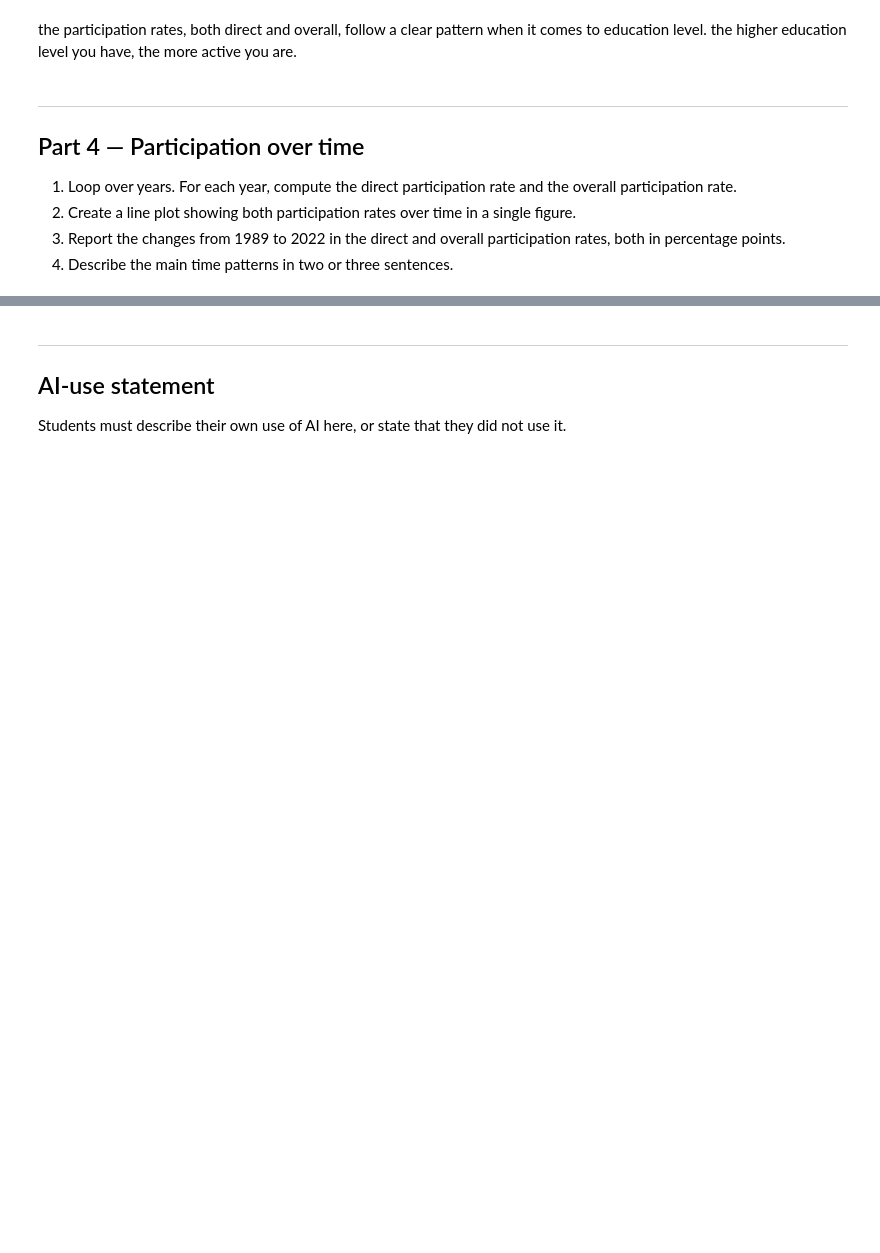
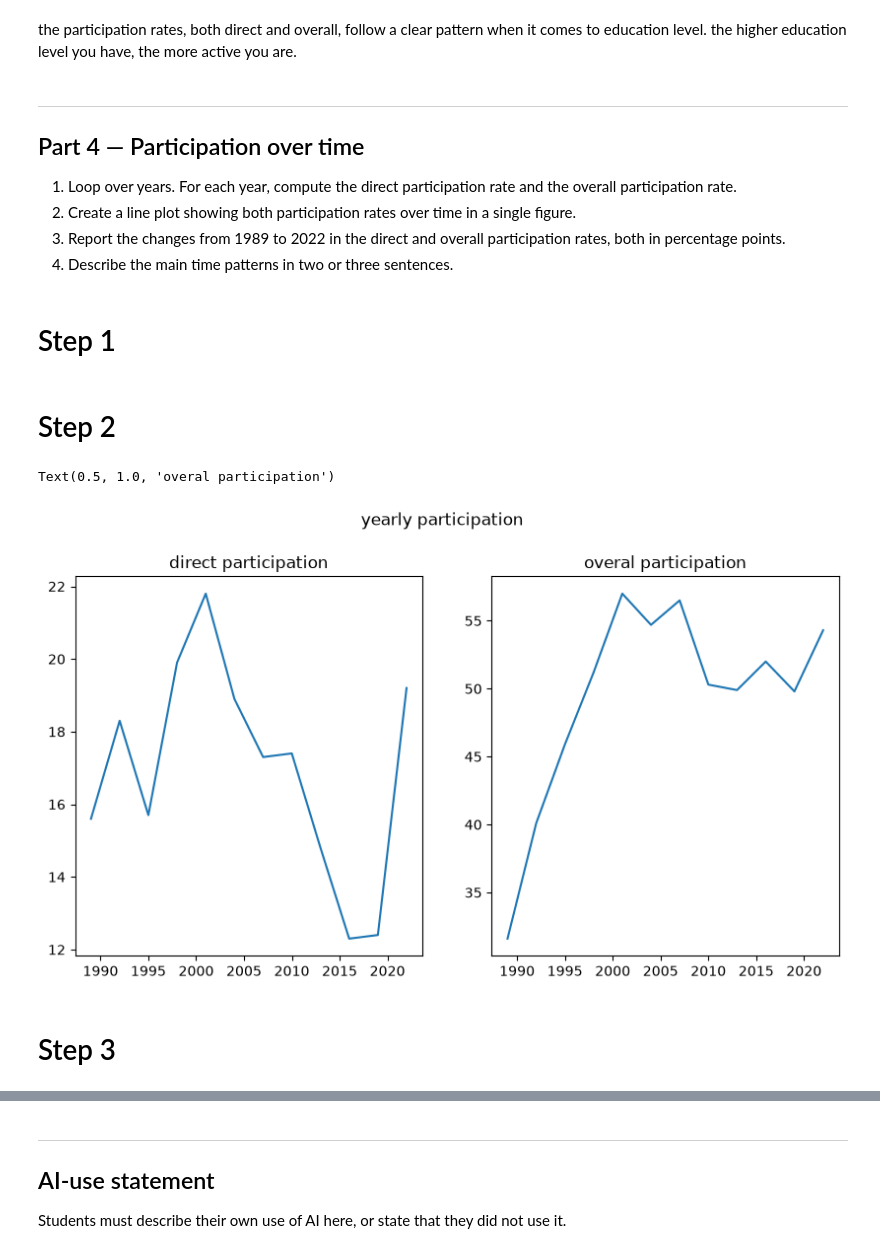
Before and after one commit to lirikardsen-jpg/TECH2-H26-assingment3, a Jupyter notebook: assignment3.ipynb, the cells around one changed output, grey strips where cells are left out. Drawn from its saved outputs; the diff is of its cells as text; code cells hidden in the pictures; blank space fills up the shorter version.

Commit message:
step 1 and 2 of part 4

```diff
--- a/assignment3.ipynb
+++ b/assignment3.ipynb
@@ -325,3 +325,44 @@ the participation rates, both direct and overall, follow a clear pattern when it
 3. Report the changes from 1989 to 2022 in the direct and overall participation
    rates, both in percentage points.
 4. Describe the main time patterns in two or three sentences.
+# %% [markdown]
+# Step 1
+# %%
+# make epmty lists to fill
+direct_rates_y = []
+overall_rates_y = []
+
+
+#the survey is done my many households, this gathers them into each year
+years = sorted(df['year'].unique())
+
+for year in years:
+    rate_per_year = df[df['year'] == year]
+    direct_rate = participation_rate(rate_per_year['direct'])
+    overall_rate = participation_rate(rate_per_year['overall'])
+    direct_rates_y.append(direct_rate)
+    overall_rates_y.append(overall_rate)
+# %% [markdown]
+# Step 2
+# %%
+# creating the figure
+fig, axes = plt.subplots(1,2,figsize=(10,5))
+
+#assign the values
+x_value = years
+y_values1 = direct_rates_y
+y_values2 = overall_rates_y
+
+#plots the graphs in
+axes[0].plot(x_value,y_values1)
+axes[1].plot(x_value,y_values2)
+
+#put on title, and move the suptitle higher up
+fig.suptitle("yearly participation ", y =1.01)
+axes[0].set_title("direct participation")
+axes[1].set_title("overal participation")
+# %% [output]
+Text(0.5, 1.0, 'overal participation')
+[figure, added]
+# %% [markdown]
+# Step 3
```
Also changed, not shown: parts of 3 cells of this notebook.
